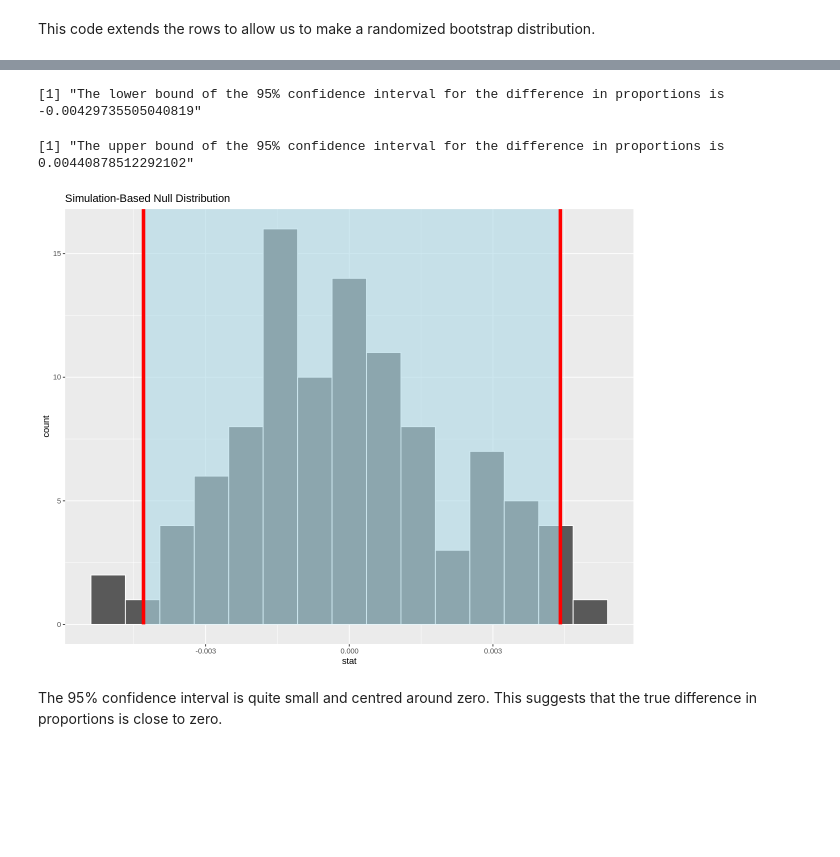
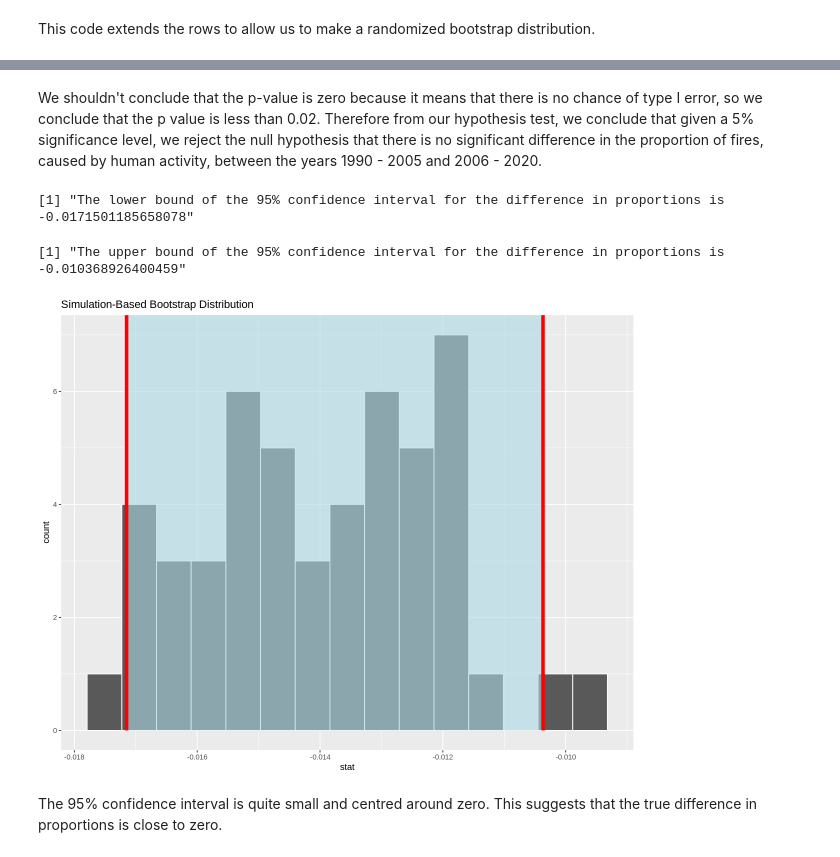
Before and after one commit to hakkd/Canada-Forest-Fires-By-Cause, a Jupyter notebook: report_group2.ipynb, the cells around one changed output, grey strips where cells are left out. Drawn from its saved outputs; the diff is of its cells as text; code cells hidden in the pictures; blank space fills up the shorter version.

Commit message:
Added hypothesis test

```diff
--- a/report_group2.ipynb
+++ b/report_group2.ipynb
@@ -332,14 +315,22 @@ A infer: 6 × 2
+# %% [markdown]
+We shouldn't conclude that the p-value is zero because it means that there is no chance of type I error, so we conclude that the p value is less than 0.02. Therefore from our hypothesis test, we conclude that given a 5% significance level, we reject the null hypothesis that there is no significant difference in the proportion of fires, caused by human activity, between the years 1990 - 2005 and 2006 - 2020.
 # %%
+bootstrap_fire <-
+     expanded_data_all %>%
+     specify(formula = Cause ~ Year, success = "Human activity") %>%
+     generate(type = "bootstrap", reps = 50) %>%
+     calculate(stat = "diff in props", order = c("1990 - 2005", "2006 - 2020"))
+
 ci <- bootstrap_fire %>% get_confidence_interval(level = 0.95, type = "percentile")
 
 paste("The lower bound of the 95% confidence interval for the difference in proportions is ", ci$lower_ci)
 paste("The upper bound of the 95% confidence interval for the difference in proportions is ", ci$upper_ci)
 
 visualize(bootstrap_fire) + shade_ci(endpoints = ci, color = "red", fill = "lightblue")
 # %% [output]
-[1] "The lower bound of the 95% confidence interval for the difference in proportions is  -0.00429735505040819"
+[1] "The lower bound of the 95% confidence interval for the difference in proportions is  -0.0171501185658078"
-[1] "The upper bound of the 95% confidence interval for the difference in proportions is  0.00440878512292102"
+[1] "The upper bound of the 95% confidence interval for the difference in proportions is  -0.010368926400459"
-[figure, old version]
+[figure, new version]
 # %% [markdown]
 The 95% confidence interval is quite small and centred around zero. This suggests that the true difference in proportions is close to zero.
 # %% [markdown]
```
Also changed, not shown: parts of 2 cells of this notebook.
